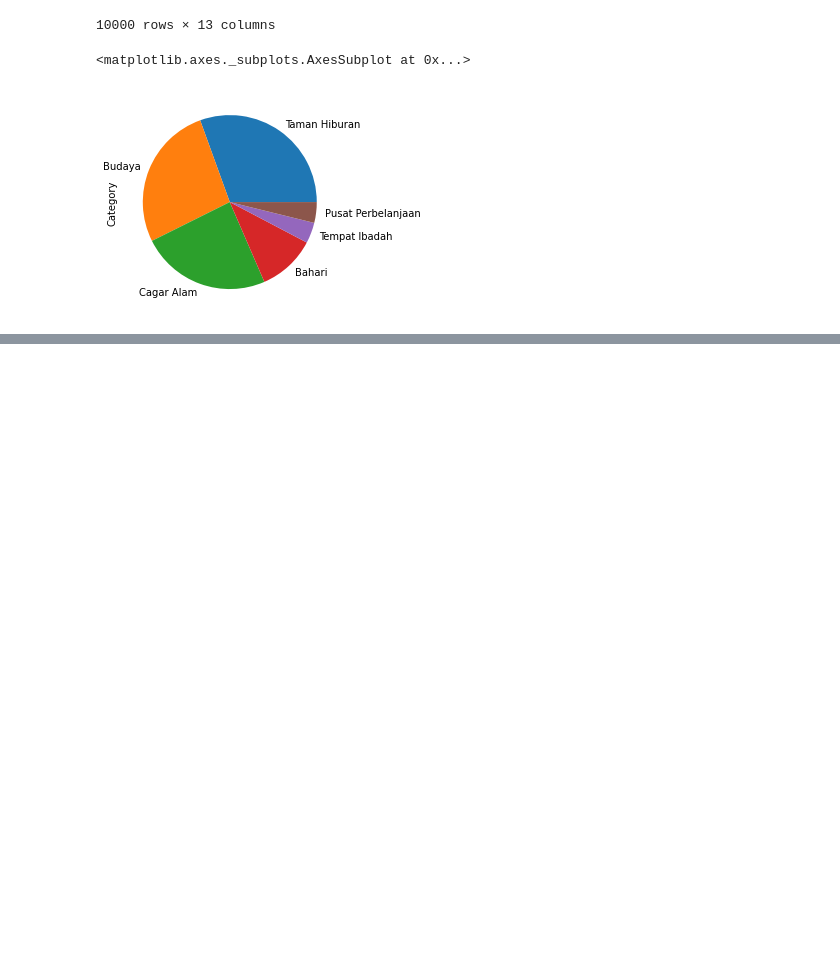
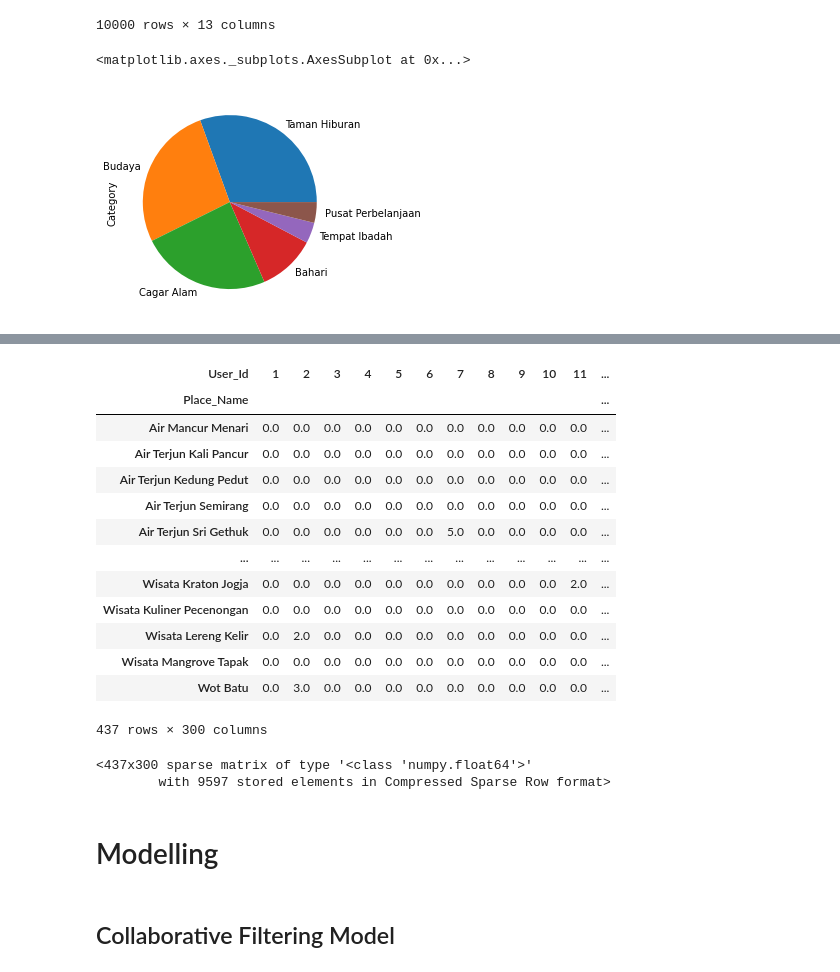
Before and after one commit to Alvin-Buana/breast-cancer-prediction, a Jupyter notebook: Recommendation_System_Tourist.ipynb, the cells around one changed output, grey strips where cells are left out. Saved outputs shown, nothing was run; the diff lists cells and outputs as text; code cells hidden in the pictures; blank space fills up the shorter version.

Commit message:
Add new models

```diff
--- a/Recommendation_System_Tourist.ipynb
+++ b/Recommendation_System_Tourist.ipynb
@@ -254,0 +272,2 @@ df.Category.value_counts().plot.pie()
+# %%
+df_matrix = df.drop(['Place_Id','Category','City','Price','Rating','Time_Minutes'],axis=1)
@@ -254,0 +290,19 @@ df.Category.value_counts().plot.pie()
+# %%
+df_mat = df_matrix.pivot_table(index='Place_Name',columns='User_Id',values='Place_Ratings').fillna(0)
+# %%
+df_mat
+# %% [output]
+| User_Id | 1 | 2 | 3 | 4 | 5 | 6 | 7 | 8 | 9 | 10 | 11 | ... |
+| Place_Name |  |  |  |  |  |  |  |  |  |  |  | ... |
+| Air Mancur Menari | 0.0 | 0.0 | 0.0 | 0.0 | 0.0 | 0.0 | 0.0 | 0.0 | 0.0 | 0.0 | 0.0 | ... |
+| Air Terjun Kali Pancur | 0.0 | 0.0 | 0.0 | 0.0 | 0.0 | 0.0 | 0.0 | 0.0 | 0.0 | 0.0 | 0.0 | ... |
+| Air Terjun Kedung Pedut | 0.0 | 0.0 | 0.0 | 0.0 | 0.0 | 0.0 | 0.0 | 0.0 | 0.0 | 0.0 | 0.0 | ... |
+| Air Terjun Semirang | 0.0 | 0.0 | 0.0 | 0.0 | 0.0 | 0.0 | 0.0 | 0.0 | 0.0 | 0.0 | 0.0 | ... |
+| Air Terjun Sri Gethuk | 0.0 | 0.0 | 0.0 | 0.0 | 0.0 | 0.0 | 5.0 | 0.0 | 0.0 | 0.0 | 0.0 | ... |
+| ... | ... | ... | ... | ... | ... | ... | ... | ... | ... | ... | ... | ... |
+| Wisata Kraton Jogja | 0.0 | 0.0 | 0.0 | 0.0 | 0.0 | 0.0 | 0.0 | 0.0 | 0.0 | 0.0 | 2.0 | ... |
+| Wisata Kuliner Pecenongan | 0.0 | 0.0 | 0.0 | 0.0 | 0.0 | 0.0 | 0.0 | 0.0 | 0.0 | 0.0 | 0.0 | ... |
+| Wisata Lereng Kelir | 0.0 | 2.0 | 0.0 | 0.0 | 0.0 | 0.0 | 0.0 | 0.0 | 0.0 | 0.0 | 0.0 | ... |
+| Wisata Mangrove Tapak | 0.0 | 0.0 | 0.0 | 0.0 | 0.0 | 0.0 | 0.0 | 0.0 | 0.0 | 0.0 | 0.0 | ... |
+| Wot Batu | 0.0 | 3.0 | 0.0 | 0.0 | 0.0 | 0.0 | 0.0 | 0.0 | 0.0 | 0.0 | 0.0 | ... |
+437 rows × 300 columns
@@ -254,0 +313,9 @@ df.Category.value_counts().plot.pie()
+# %%
+place_features
+# %% [output]
+<437x300 sparse matrix of type '<class 'numpy.float64'>'
+        with 9597 stored elements in Compressed Sparse Row format>
+# %% [markdown]
+# Modelling
+# %% [markdown]
+## Collaborative Filtering Model
```
Also changed, not shown: parts of 25 cells of this notebook.
